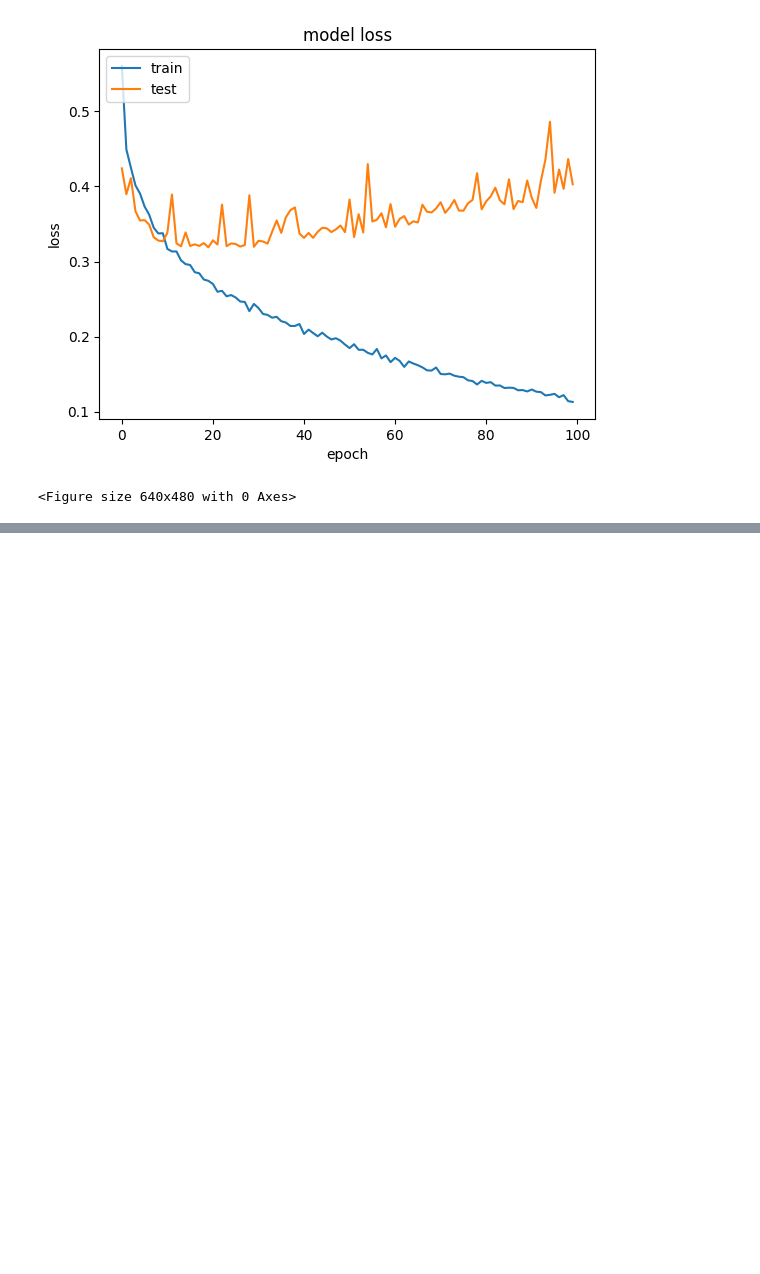
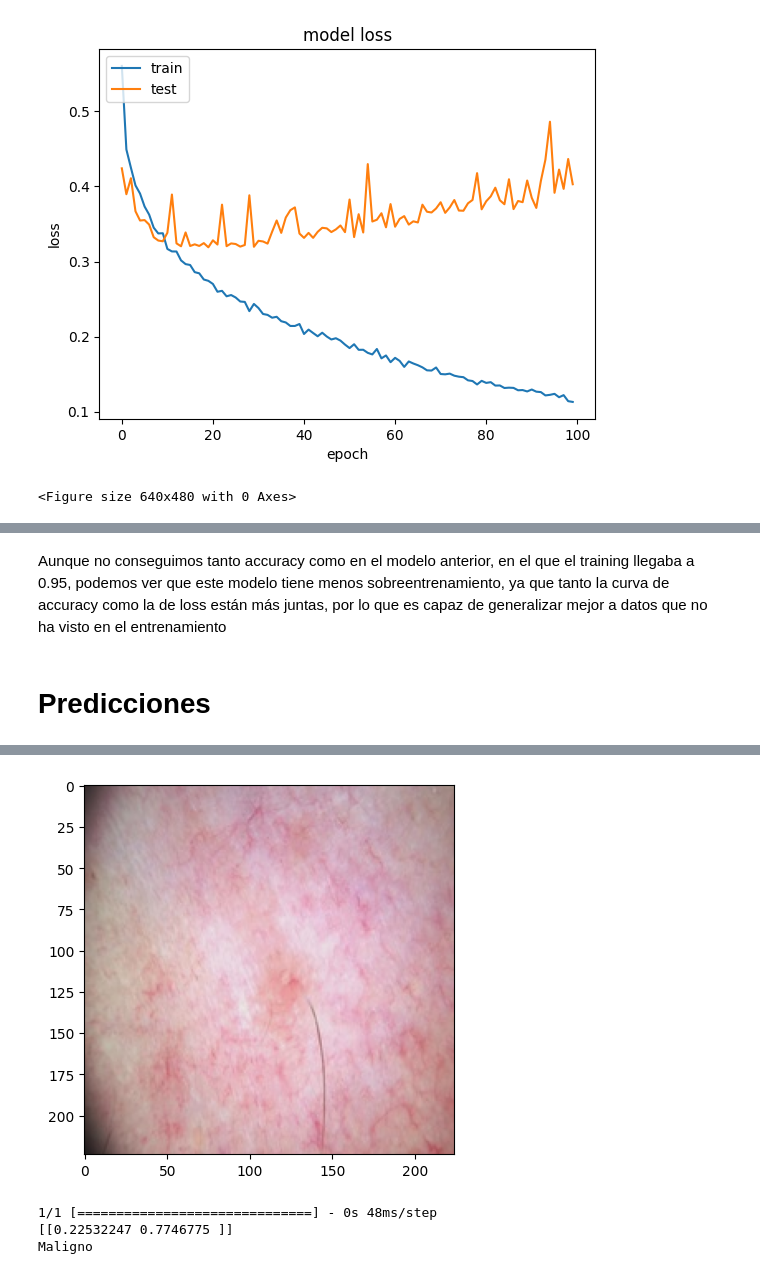
Before and after one commit to elena-cabrera/skin-cancer-detection, a Jupyter notebook: VGG19.ipynb, the cells around one changed output, grey strips where cells are left out. Saved outputs shown, nothing was run; the diff lists cells and outputs as text; code cells hidden in the pictures; blank space fills up the shorter version.

```diff
--- a/VGG19.ipynb
+++ b/VGG19.ipynb
@@ -250,0 +321,36 @@ Hay otra forma pero no tengo GPU
+# %% [markdown]
+Aunque no conseguimos tanto accuracy como en el modelo anterior, en el que el training llegaba a 0.95, podemos ver que este modelo tiene menos sobreentrenamiento, ya que tanto la curva de accuracy como la de loss están más juntas, por lo que es capaz de generalizar mejor a datos que no ha visto en el entrenamiento
+# %% [markdown]
+# Predicciones
+# %%
+# Cargar la base convolucional VGG19
+conv_base = VGG19(weights='imagenet', include_top=False, input_shape=(224, 224, 3))
+
+# Cargar modelo
+model = load_model('models/cnn_vgg19-100L2.h5')
+
+# Cargar y preparar imagen
+img = Image.open('dataset/data/test/malignant/110.jpg')
+img = img.resize((224, 224))
+img = np.array(img)
+img = img / 255.0
+img = img.reshape((1, 224, 224, 3))
+
+# Extraer características usando la base convolucional
+features = conv_base.predict(img)
+
+# Redimensionar las características para que coincidan con la entrada del modelo
+features = features.reshape(1, 7 * 7 * 512)
+
+# Mostrar imagen
+plt.imshow(img[0])
+plt.show()
+
+# Predecir usando el modelo
+pred = model.predict(features)
+print(pred)
+if pred[0][0] > pred[0][1]:
+    print('Benigno')
+else:
+    print('Maligno')
+# %% [output]
@@ -250,0 +358,4 @@ Hay otra forma pero no tengo GPU
+[figure, added]
+1/1 [==============================] - 0s 48ms/step
+[[0.22532247 0.7746775 ]]
+Maligno
```
Also changed, not shown: parts of 16 cells of this notebook, 6 other files.
